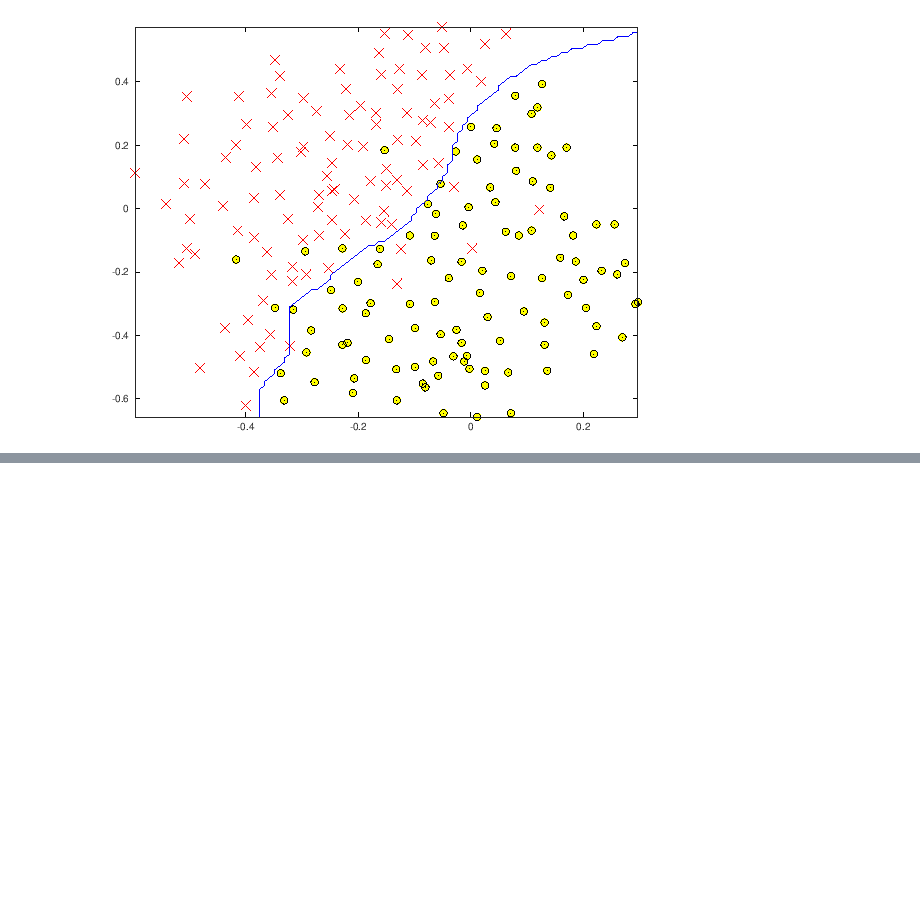
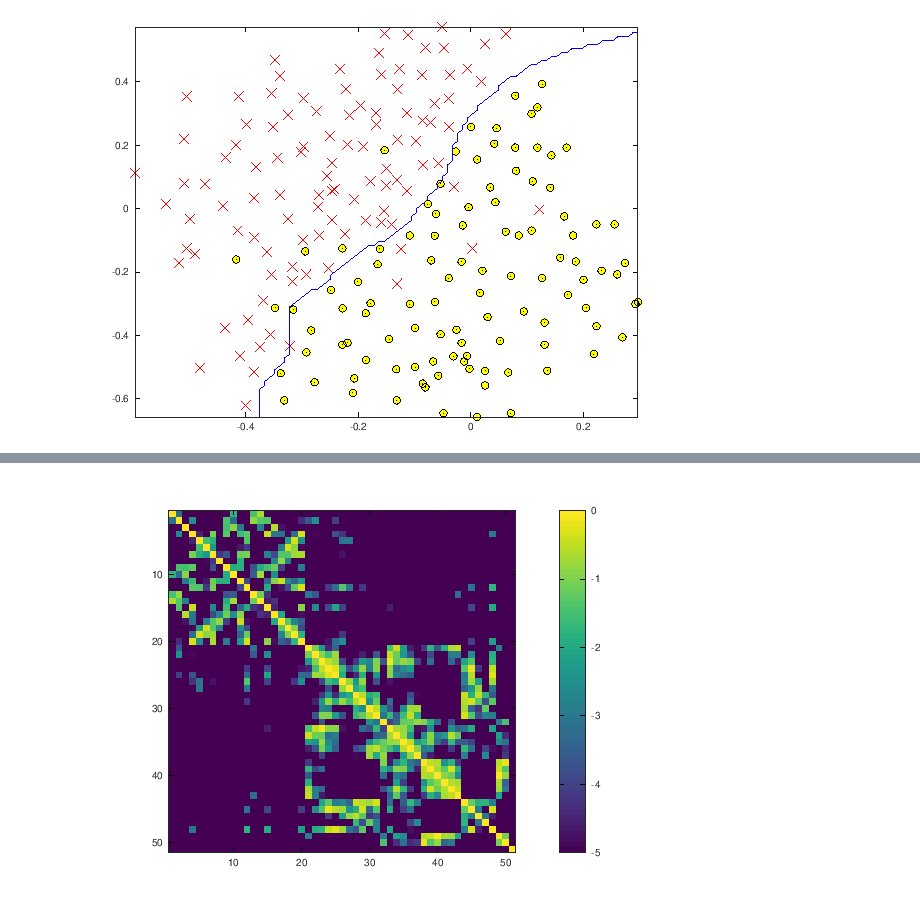
Before and after one commit to hernandezhdd/Machine-Learning-Stanford, a Jupyter notebook: ex6-octave/ex6.ipynb, the cells around one changed output, grey strips where cells are left out. Saved outputs shown, nothing was run; the diff lists cells and outputs as text; code cells hidden in the pictures; blank space fills up the shorter version.

```diff
--- a/ex6-octave/ex6.ipynb
+++ b/ex6-octave/ex6.ipynb
@@ -549,0 +633,6 @@ Training ......................................................................
+# %%
+imagesc(log(kern))
+caxis([-5 0])
+colorbar()
+# %% [output]
+[figure, added]
```
Also changed, not shown: parts of 7 cells of this notebook.
